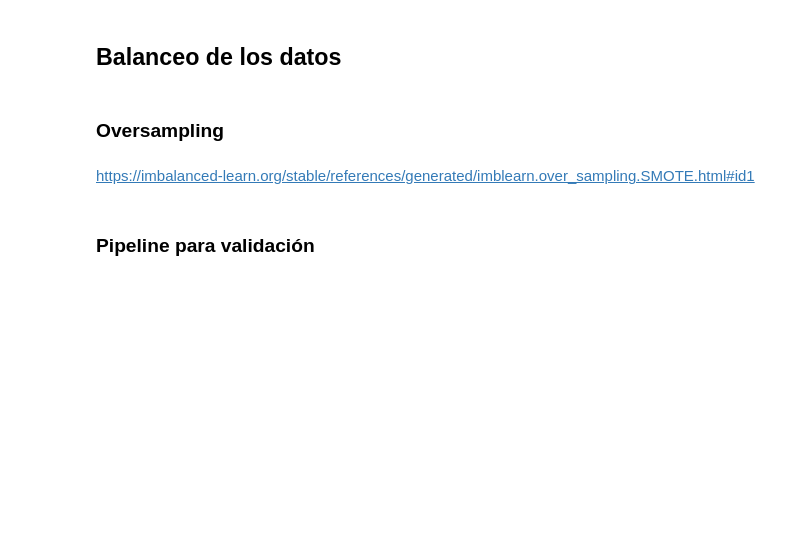
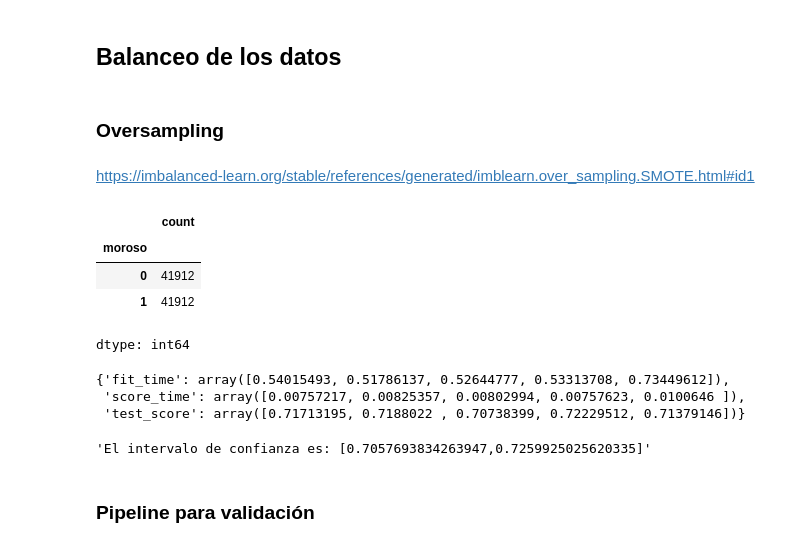
Before and after one commit to Emmanuel2000x/Statistics-ML-G8, a Jupyter notebook: Clasificacion_validacion_y_metricas.ipynb, the cells around one changed output. Drawn from its saved outputs; the diff is of its cells as text; code cells hidden in the pictures; blank space fills up the shorter version.

```diff
--- a/Clasificacion_validacion_y_metricas.ipynb
+++ b/Clasificacion_validacion_y_metricas.ipynb
@@ -311,2 +314,27 @@ https://imbalanced-learn.org/stable/references/generated/imblearn.over_sampling.
+# %%
+oversampling = SMOTE()
+# %%
+x_balanceada, y_balanceada = oversampling.fit_resample(X,y)
+# %%
+y_balanceada.value_counts()
+# %% [output]
+|  | count |
+| moroso |  |
+| 0 | 41912 |
+| 1 | 41912 |
+dtype: int64
+# %%
+modelo = DecisionTreeClassifier(max_depth=10)
+SKF = StratifiedKFold(n_splits=5,shuffle=True,random_state=5)
+CV_resul = cross_validate(modelo_,x_balanceada,y_balanceada,cv=SKF,scoring='recall')
+CV_resul
+# %% [output]
+{'fit_time': array([0.54015493, 0.51786137, 0.52644777, 0.53313708, 0.73449612]),
+ 'score_time': array([0.00757217, 0.00825357, 0.00802994, 0.00757623, 0.0100646 ]),
+ 'test_score': array([0.71713195, 0.7188022 , 0.70738399, 0.72229512, 0.71379146])}
+# %%
+intervalo_confianza(CV_resul)
+# %% [output]
+'El intervalo de confianza es: [0.7057693834263947,0.7259925025620335]'
 # %% [markdown]
 ### Pipeline para validación
```
Also changed, not shown: parts of 56 cells of this notebook.
